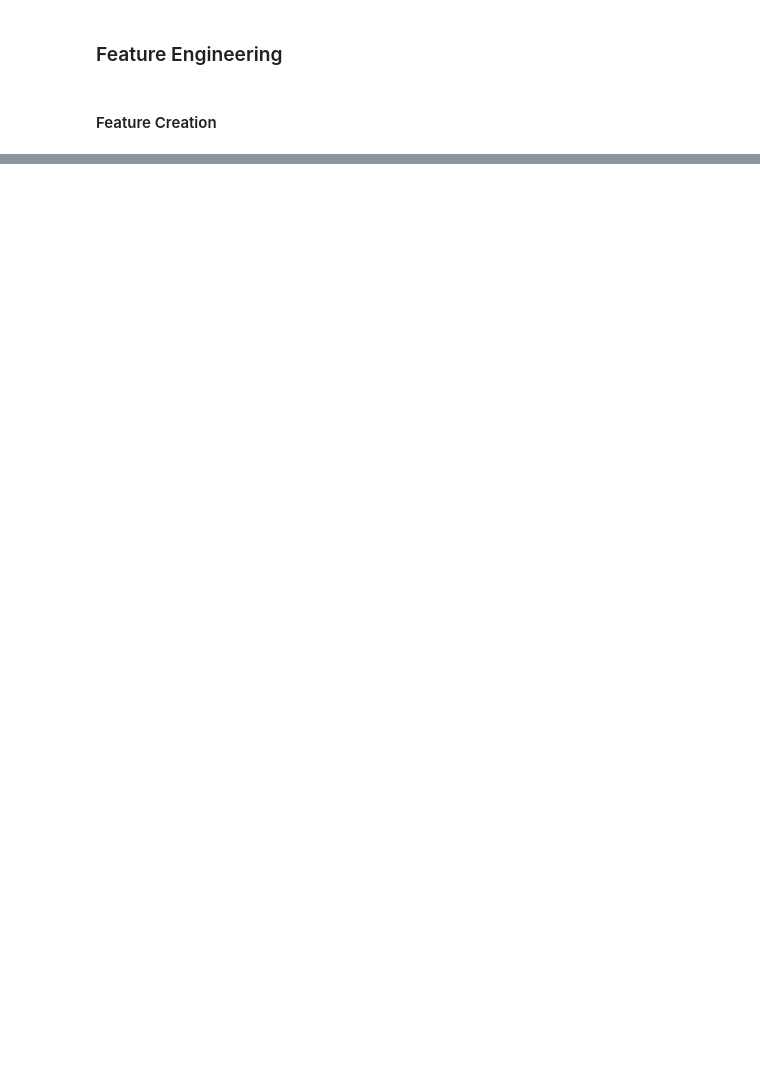
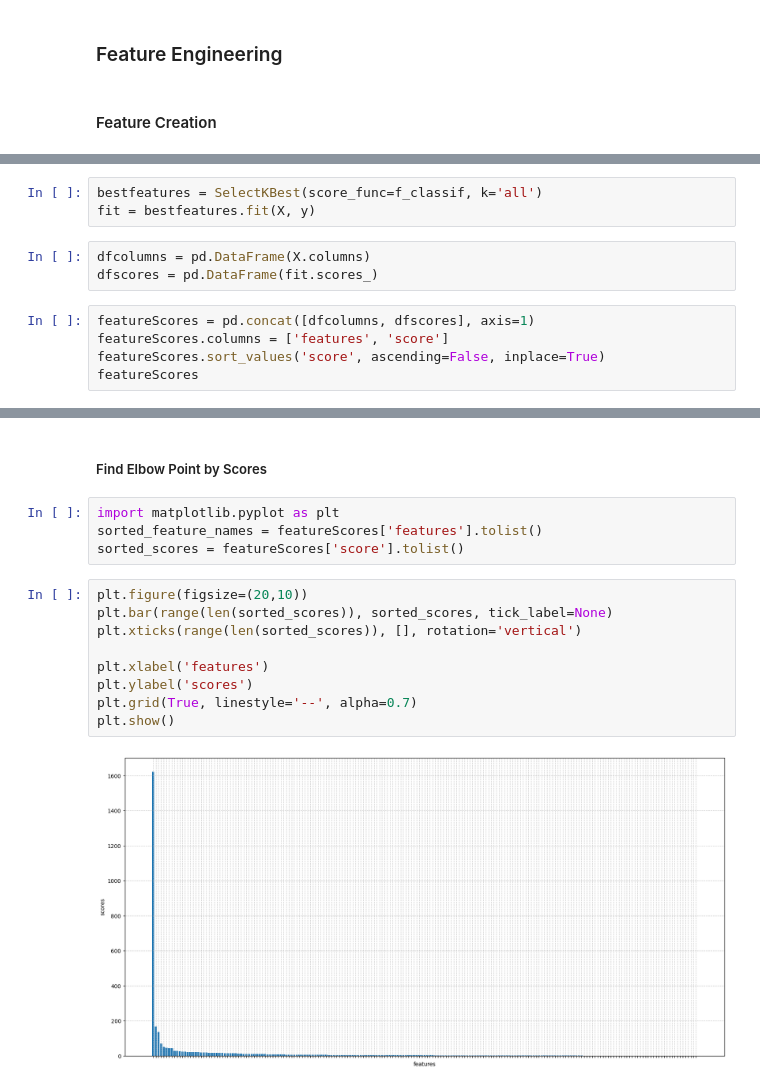
Before and after one commit to orion-gz/DataScience-Term-Project, a Jupyter notebook: Data_Science_Term_Project.ipynb, the cells around one changed output, grey strips where cells are left out. Saved outputs shown, nothing was run; the diff lists cells and outputs as text; blank space fills up the shorter version.

```diff
--- a/Data_Science_Term_Project.ipynb
+++ b/Data_Science_Term_Project.ipynb
@@ -1613,0 +1835,11 @@ dtype: int64
+# %%
+bestfeatures = SelectKBest(score_func=f_classif, k='all')
+fit = bestfeatures.fit(X, y)
+# %%
+dfcolumns = pd.DataFrame(X.columns)
+dfscores = pd.DataFrame(fit.scores_)
+# %%
+featureScores = pd.concat([dfcolumns, dfscores], axis=1)
+featureScores.columns = ['features', 'score']
+featureScores.sort_values('score', ascending=False, inplace=True)
+featureScores
@@ -1613,0 +1860,17 @@ dtype: int64
+# %% [markdown]
+##### Find Elbow Point by Scores
+# %%
+import matplotlib.pyplot as plt
+sorted_feature_names = featureScores['features'].tolist()
+sorted_scores = featureScores['score'].tolist()
+# %%
+plt.figure(figsize=(20,10))
+plt.bar(range(len(sorted_scores)), sorted_scores, tick_label=None)
+plt.xticks(range(len(sorted_scores)), [], rotation='vertical')
+
+plt.xlabel('features')
+plt.ylabel('scores')
+plt.grid(True, linestyle='--', alpha=0.7)
+plt.show()
+# %% [output]
+[figure, added]
```
Also changed, not shown: parts of 46 cells of this notebook.
